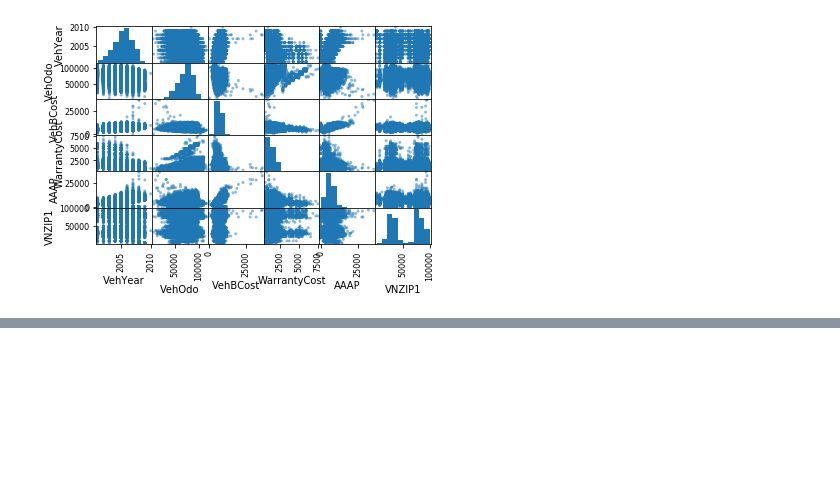
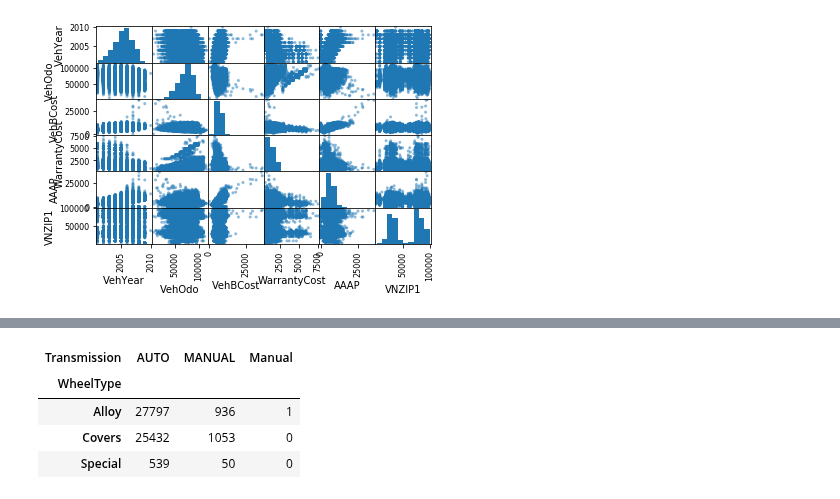
Before and after one commit to andybbruno/DataMining, a Jupyter notebook: DataUnderstanding.ipynb, the cells around one changed output, grey strips where cells are left out. Saved outputs shown, nothing was run; the diff lists cells and outputs as text; code cells hidden in the pictures; blank space fills up the shorter version.

```diff
--- a/DataUnderstanding.ipynb
+++ b/DataUnderstanding.ipynb
@@ -177,0 +198,9 @@ plt.show()
+# %%
+pclass_xt = pd.crosstab(df['WheelType'], df['Transmission'])
+pclass_xt
+# %% [output]
+| Transmission | AUTO | MANUAL | Manual |
+| WheelType |  |  |  |
+| Alloy | 27797 | 936 | 1 |
+| Covers | 25432 | 1053 | 0 |
+| Special | 539 | 50 | 0 |
```
Also changed, not shown: parts of 3 cells of this notebook, 1 other file.
